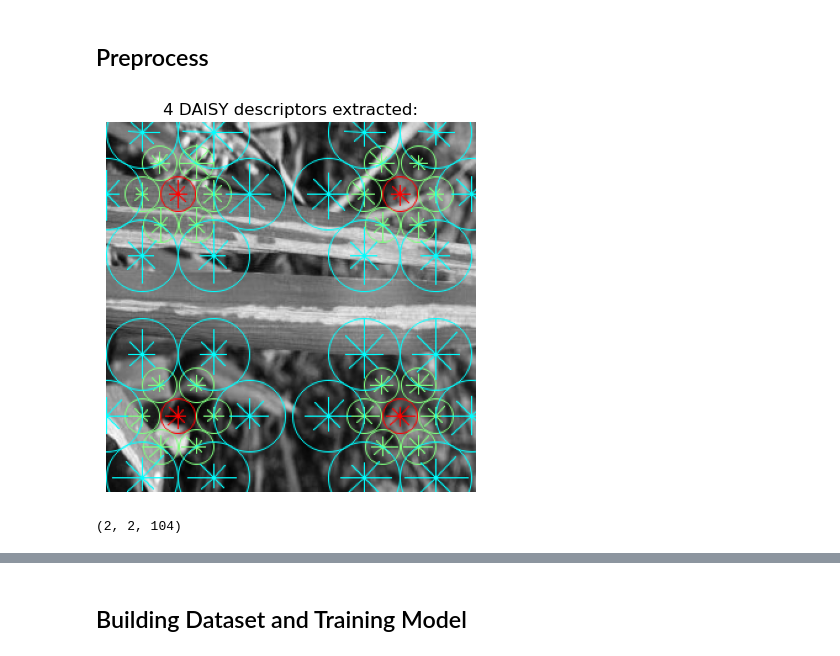
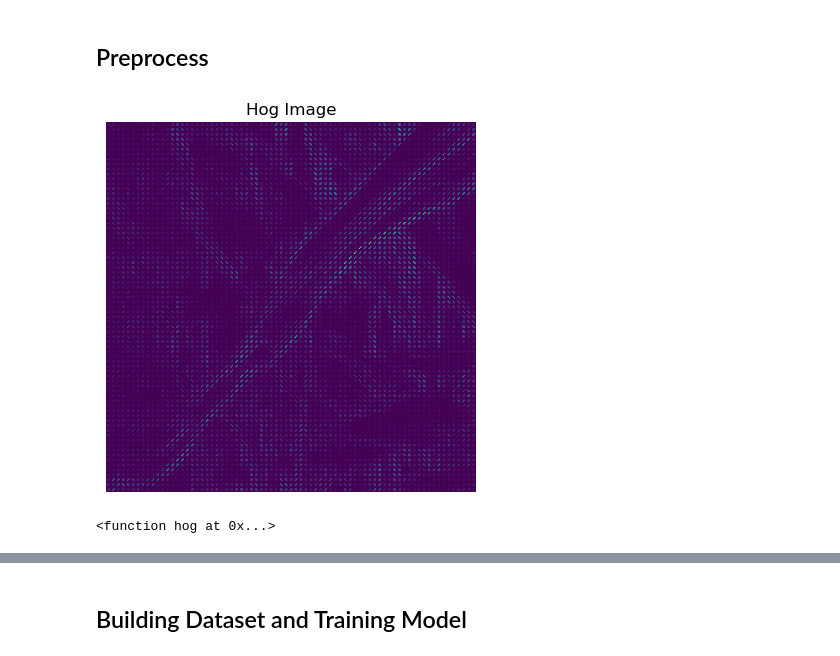
Before and after one commit to Cod-Am/Rice-Crop-Disease-Classifier, a Jupyter notebook: project.ipynb, the cells around one changed output, grey strips where cells are left out. Drawn from its saved outputs; the diff is of its cells as text; code cells hidden in the pictures.

```diff
--- a/project.ipynb
+++ b/project.ipynb
@@ -108,28 +109,30 @@ for path in brown_spot:
 for path in false_smut:
     combined_path_dataset.append(path)
 # %%
-path=combined_path_dataset[0]
+path=combined_path_dataset[12]
 image=imread(path,as_gray=True)
 rescaled_image=resize(image,(200,200))
 # dasify,daisified_image=daisy(rescaled_image,step=180, radius=58, rings=2, histograms=6, orientations=8, visualize=True)
 # fig=plt.figure(figsize=(10,6))
 # plt.subplot(1,2,1)
 # imshow(rescaled_image)
 # plt.subplot(1,2,2)
 # imshow(image)
 # print(dasify.shape)
-descs, descs_img = daisy(
-    image, step=180, radius=58, rings=2, histograms=6, orientations=8, visualize=True
+hogify, hog_img = hog(
+    image, orientations=8,
+    pixels_per_cell=(4, 4),
+    cells_per_block=(8,8),
+    visualize=True
 )
 
 fig, ax = plt.subplots()
 ax.axis("off")
-ax.imshow(descs_img)
-descs_num = descs.shape[0] * descs.shape[1]
-ax.set_title(f"{descs_num} DAISY descriptors extracted:")
+ax.imshow(hog_img)
+ax.set_title(f"Hog Image")
 plt.show()
-print(descs.shape)
+print(hog)
 # %% [output]
-[figure, old version]
+[figure, new version]
-(2, 2, 104)
+<function hog at 0x...>
 # %%
```
Also changed, not shown: parts of 15 cells of this notebook.
